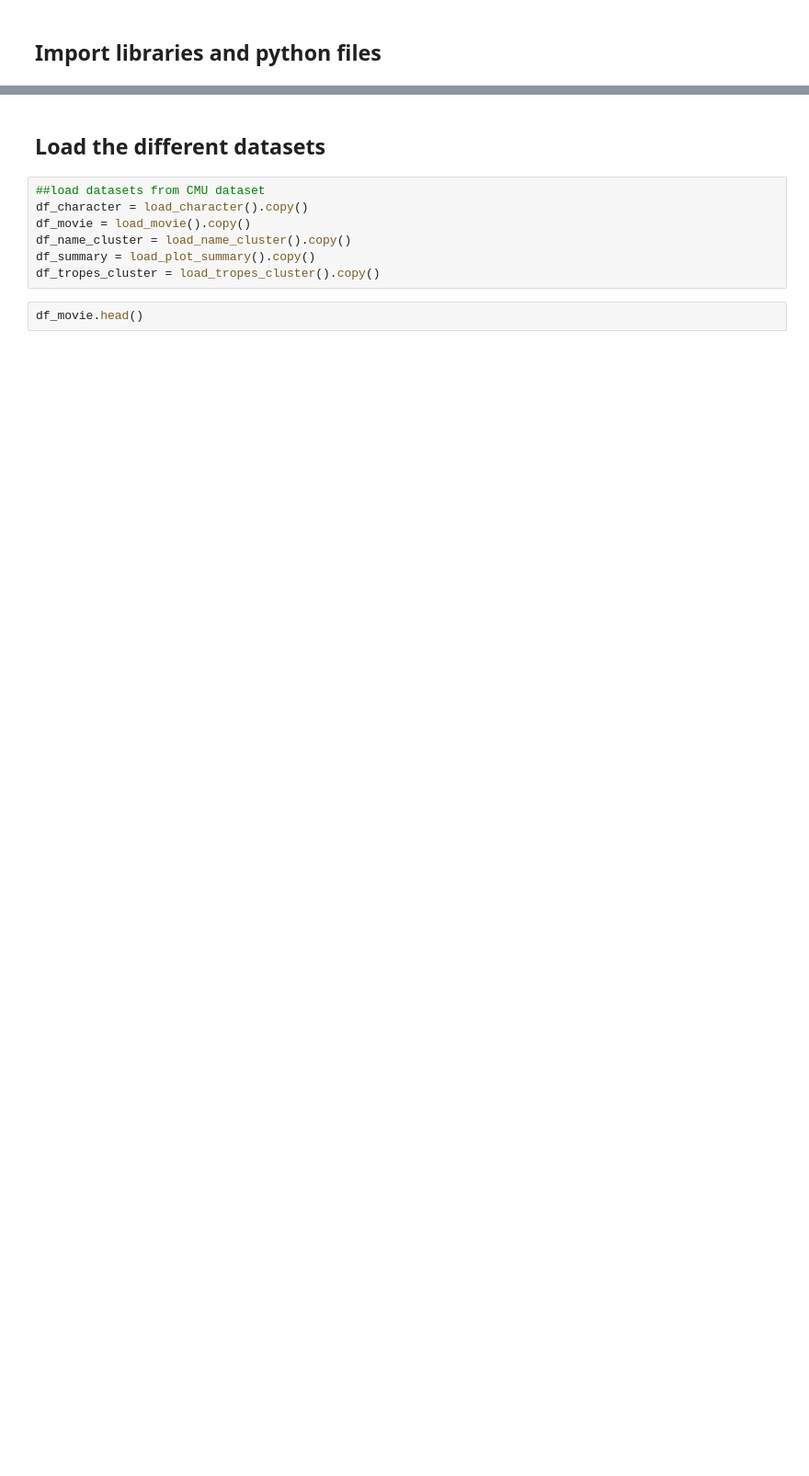
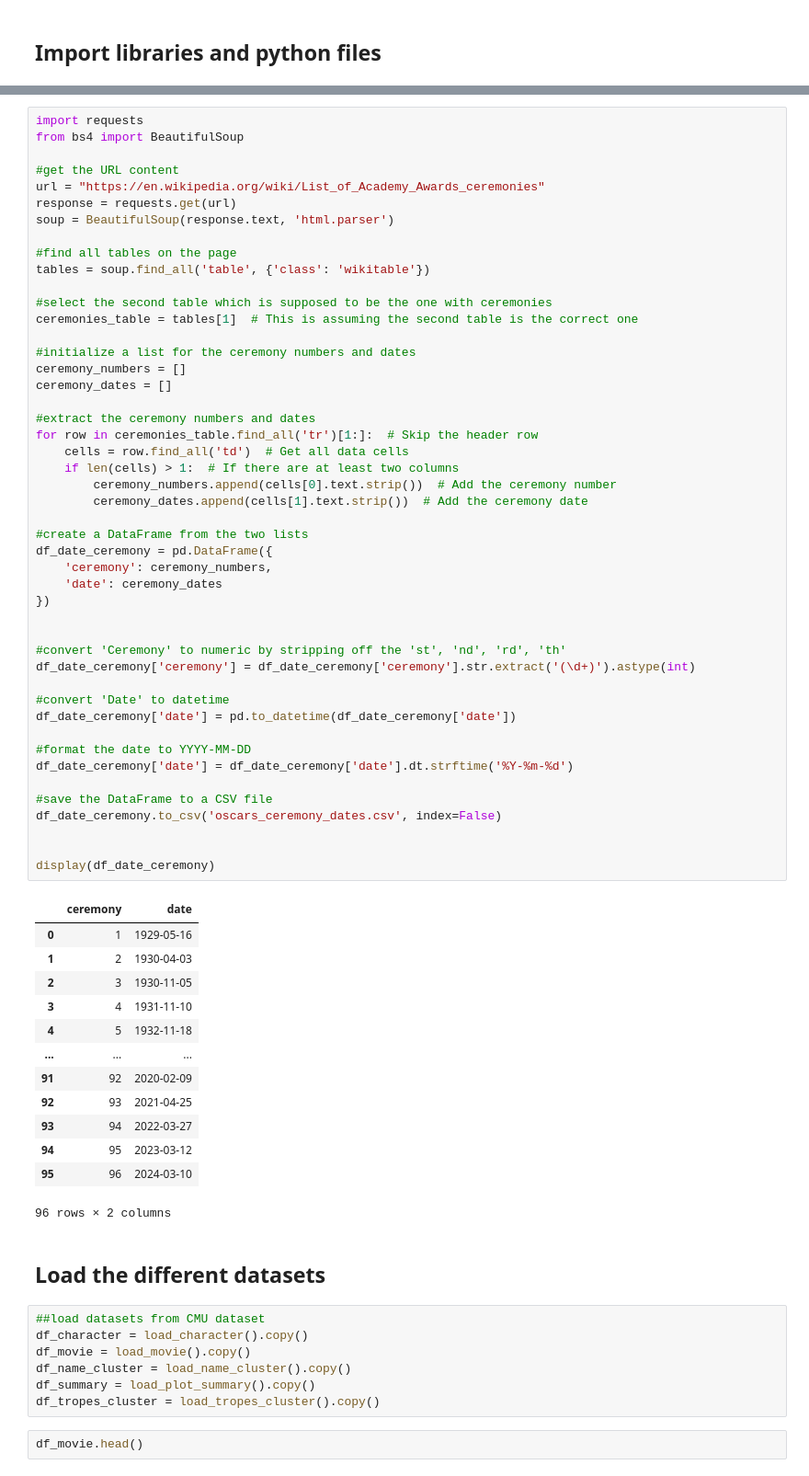
Before and after one commit to epfl-ada/ada-2023-project-deapdatadestroyers, a Jupyter notebook: data_movie_analysis.ipynb, the cells around one changed output, grey strips where cells are left out. Shown at 92% size. Drawn from its saved outputs; the diff is of its cells as text; blank space fills up the shorter version.

```diff
--- a/data_movie_analysis.ipynb
+++ b/data_movie_analysis.ipynb
@@ -23,3 +24,64 @@ from data_loader import *
+# %%
+import requests
+from bs4 import BeautifulSoup
+
+#get the URL content
+url = "https://en.wikipedia.org/wiki/List_of_Academy_Awards_ceremonies"
+response = requests.get(url)
+soup = BeautifulSoup(response.text, 'html.parser')
+
+#find all tables on the page
+tables = soup.find_all('table', {'class': 'wikitable'})
+
+#select the second table which is supposed to be the one with ceremonies
+ceremonies_table = tables[1]  # This is assuming the second table is the correct one
+
+#initialize a list for the ceremony numbers and dates
+ceremony_numbers = []
+ceremony_dates = []
+
+#extract the ceremony numbers and dates
+for row in ceremonies_table.find_all('tr')[1:]:  # Skip the header row
+    cells = row.find_all('td')  # Get all data cells
+    if len(cells) > 1:  # If there are at least two columns
+        ceremony_numbers.append(cells[0].text.strip())  # Add the ceremony number
+        ceremony_dates.append(cells[1].text.strip())  # Add the ceremony date
+
+#create a DataFrame from the two lists
+df_date_ceremony = pd.DataFrame({
+    'ceremony': ceremony_numbers,
+    'date': ceremony_dates
+})
+
+
+#convert 'Ceremony' to numeric by stripping off the 'st', 'nd', 'rd', 'th'
+df_date_ceremony['ceremony'] = df_date_ceremony['ceremony'].str.extract('(\d+)').astype(int)
+
+#convert 'Date' to datetime
+df_date_ceremony['date'] = pd.to_datetime(df_date_ceremony['date'])
+
+#format the date to YYYY-MM-DD
+df_date_ceremony['date'] = df_date_ceremony['date'].dt.strftime('%Y-%m-%d')
+
+#save the DataFrame to a CSV file
+df_date_ceremony.to_csv('oscars_ceremony_dates.csv', index=False)
+
+
+display(df_date_ceremony)
+# %% [output]
+|  | ceremony | date |
+| 0 | 1 | 1929-05-16 |
+| 1 | 2 | 1930-04-03 |
+| 2 | 3 | 1930-11-05 |
+| 3 | 4 | 1931-11-10 |
+| 4 | 5 | 1932-11-18 |
+| ... | ... | ... |
+| 91 | 92 | 2020-02-09 |
+| 92 | 93 | 2021-04-25 |
+| 93 | 94 | 2022-03-27 |
+| 94 | 95 | 2023-03-12 |
+| 95 | 96 | 2024-03-10 |
+96 rows × 2 columns
 # %% [markdown]
 ## Load the different datasets
 # %%
```
Also changed, not shown: parts of 11 cells of this notebook.
